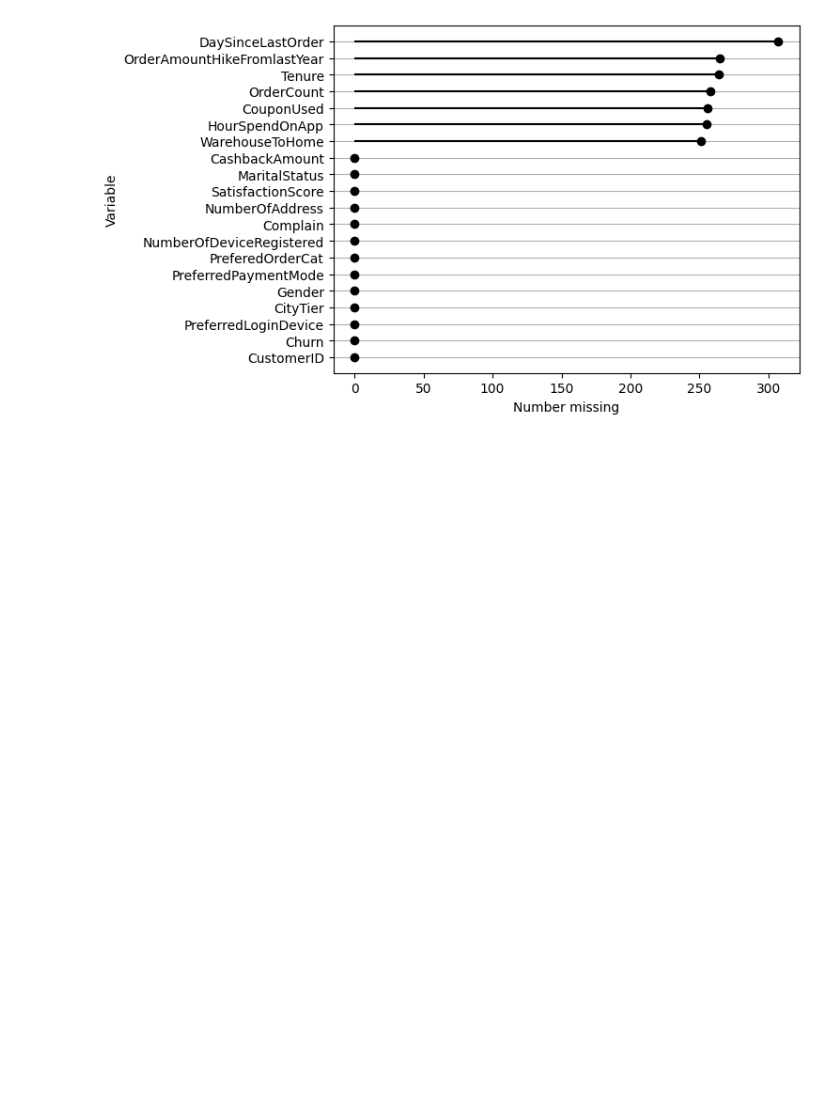
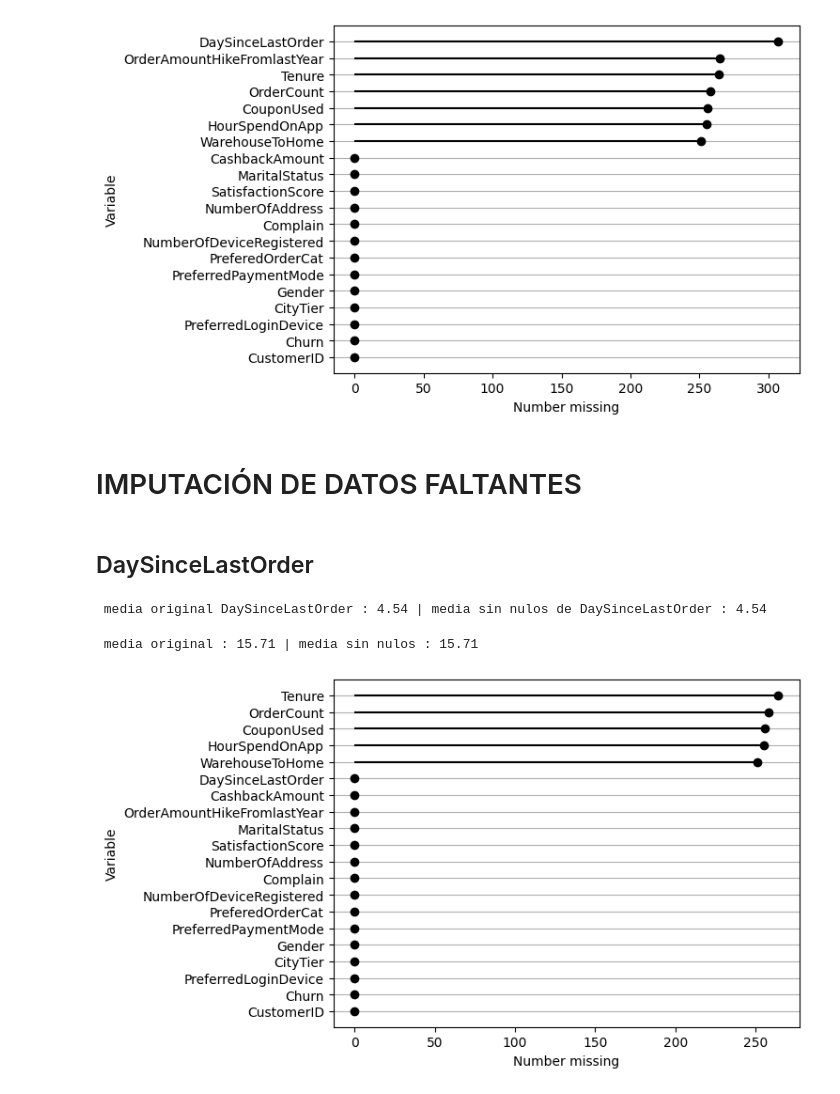
Before and after one commit to 12aptor/data-science-g4, a Jupyter notebook: dia3/5_ejercicio_ecommerce_limpieza.ipynb, the cells around one changed output. Saved outputs shown, nothing was run; the diff lists cells and outputs as text; code cells hidden in the pictures; blank space fills up the shorter version.

Commit message:
imputacion datos faltantes ecommerce

```diff
--- a/dia3/5_ejercicio_ecommerce_limpieza.ipynb
+++ b/dia3/5_ejercicio_ecommerce_limpieza.ipynb
@@ -67,3 +67,25 @@ np.int64(1856)
 data_df.missing.missing_variable_plot()
 # %% [output]
 [figure]
+# %% [markdown]
+# IMPUTACIÓN DE DATOS FALTANTES
+# %% [markdown]
+## DaySinceLastOrder
+# %%
+missing_variable = 'DaySinceLastOrder'
+
+data_df_clean = data_df.copy()
+data_df_clean[missing_variable] = data_df_clean[missing_variable].fillna(data_df_clean[missing_variable].mean())
+print(f' media original {missing_variable} : {round(data_df[missing_variable].mean(),2)} | media sin nulos de {missing_variable} : {round(data_df_clean[missing_variable].mean(),2)}')
+# %% [output]
+ media original DaySinceLastOrder : 4.54 | media sin nulos de DaySinceLastOrder : 4.54
+# %%
+missing_variable = 'OrderAmountHikeFromlastYear'
+data_df_clean[missing_variable] = data_df_clean[missing_variable].fillna(data_df_clean[missing_variable].mean())
+print(f' media original : {round(data_df[missing_variable].mean(),2)} | media sin nulos : {round(data_df_clean[missing_variable].mean(),2)}')
+# %% [output]
+ media original : 15.71 | media sin nulos : 15.71
+# %%
+data_df_clean.missing.missing_variable_plot()
+# %% [output]
+[figure, added]
```
